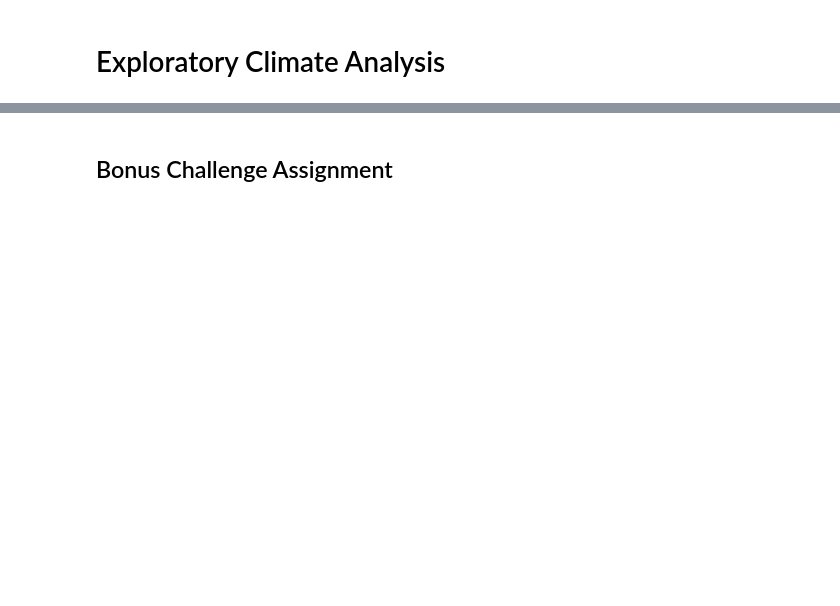
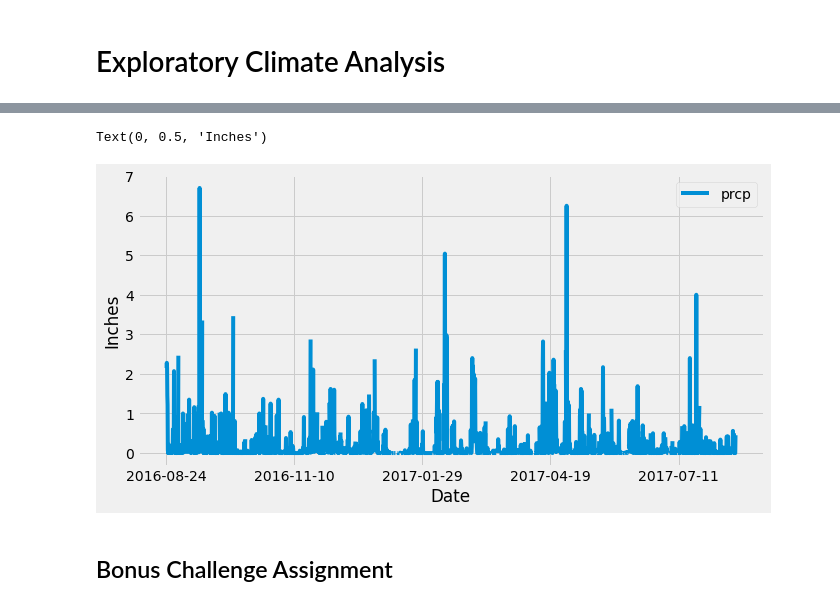
Before and after one commit to adamholcomb/sqlalchemy-challenge, a Jupyter notebook: climate.ipynb, the cells around one changed output, grey strips where cells are left out. Drawn from its saved outputs; the diff is of its cells as text; code cells hidden in the pictures; blank space fills up the shorter version.

Commit message:
Gather precipitation data and plot

```diff
--- a/climate.ipynb
+++ b/climate.ipynb
@@ -39,13 +59,26 @@ session = Session(engine)
 # Exploratory Climate Analysis
 # %%
 # Design a query to retrieve the last 12 months of precipitation data and plot the results
+latest_date = session.query(func.max(Measurement.date)).first()
+print(latest_date)
 
 # Calculate the date 1 year ago from the last data point in the database
+year_ago = dt.datetime(2017,8,23) - dt.timedelta(days=365)
+print(year_ago)
 
 # Perform a query to retrieve the data and precipitation scores
+last_12 = session.query(Measurement.date, Measurement.prcp).filter(Measurement.date>year_ago).all()
 
 # Save the query results as a Pandas DataFrame and set the index to the date column
+yr_prcp = pd.DataFrame(last_12)
+yr_prcp.set_index('date',inplace=True)
 
 # Sort the dataframe by date
+yr_prcp = yr_prcp.sort_values("date")
+yr_prcp
 
 # Use Pandas Plotting with Matplotlib to plot the data
+yr_prcp.plot(figsize=(10,5))
+plt.xlabel("Date")
+plt.ylabel("Inches")
+# %% [output]
@@ -52,3 +87,5 @@ session = Session(engine)
+Text(0, 0.5, 'Inches')
+[figure, added]
 # %%
 # Use Pandas to calcualte the summary statistics for the precipitation data
 # %%
```
Also changed, not shown: parts of 4 cells of this notebook.
